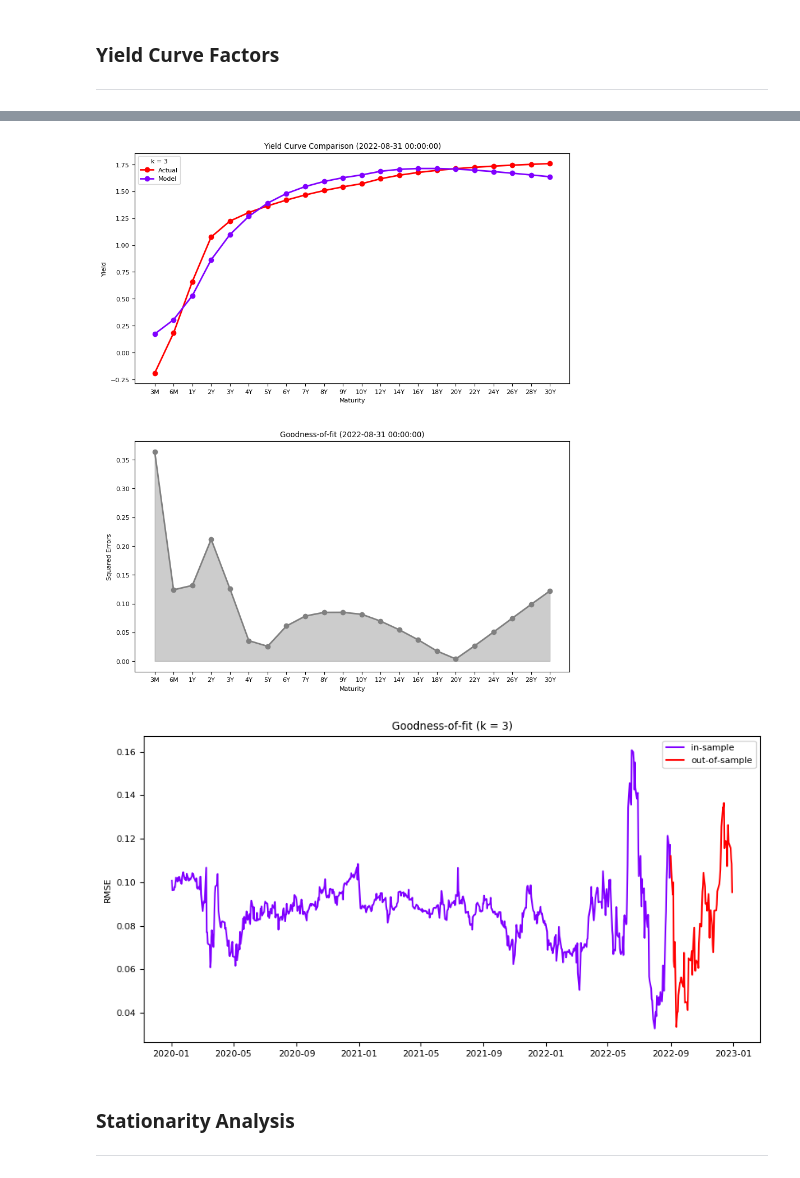
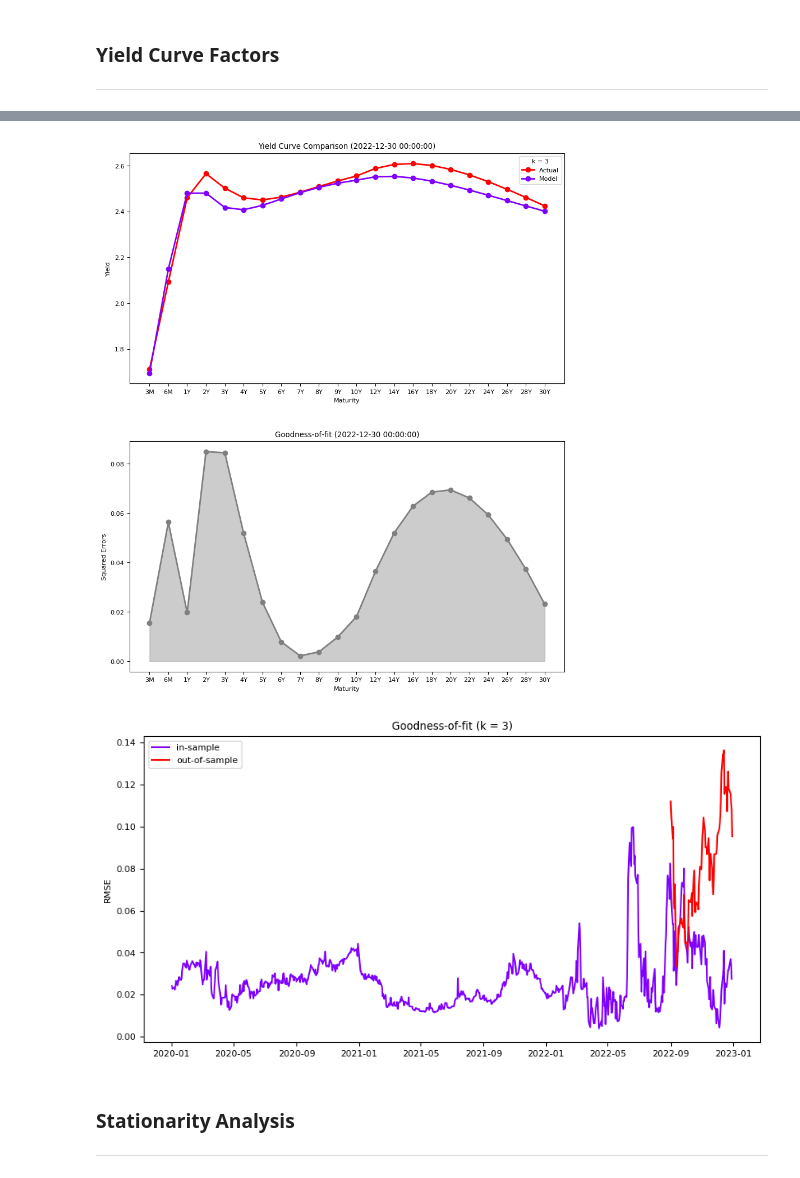
Before and after one commit to bernhard-pfann/pca-yield-curve-analytics, a Jupyter notebook: notebooks/eigen-analysis.ipynb, the cells around one changed output, grey strips where cells are left out. Cells and saved outputs as stored; diff of their text form; code cells hidden in the pictures.

Commit message:
added second pca model object for oos test

```diff
--- a/notebooks/eigen-analysis.ipynb
+++ b/notebooks/eigen-analysis.ipynb
@@ -19,9 +20,12 @@ from src.utils import calc_rmse, std_scale_pandas, adf_test, rainbow
 # %%
 plt.rcParams.update({'font.size': 8})
 # %%
+df       = pd.read_csv("../assets/rates_clean.csv", index_col="DATE", parse_dates=["DATE"])
 df_train = pd.read_csv("../assets/train.csv", index_col="DATE", parse_dates=["DATE"])
 df_test  = pd.read_csv("../assets/test.csv", index_col="DATE", parse_dates=["DATE"])
 
-pca = joblib.load("../assets/pca.joblib")
-pca.__dict__.keys()
+pca_train = joblib.load("../assets/pca_train.joblib")
+pca_full = joblib.load("../assets/pca_full.joblib")
+
+pca_full.__dict__.keys()
 # %% [output]
@@ -29,10 +33,9 @@ dict_keys(['maturities', 'components', 'k', 'cov', 'eig_values', 'eig_vectors',
 # %%
-eig_vectors   = pca.eig_vectors.iloc[:, :pca.k]
-eig_values    = pca.eig_values
-eig_scores    = pca.eig_scores.iloc[:, :pca.k]
-pca_rates     = pca.backtrans_rates
-pca_rates_oos = pca.backtrans_rates_oos
-components    = pca.components[:pca.k]
+eig_vectors   = pca_full.eig_vectors.iloc[:, :pca_full.k]
+eig_values    = pca_full.eig_values
+eig_scores    = pca_full.eig_scores.iloc[:, :pca_full.k]
+pca_rates     = pca_full.backtrans_rates
+components    = pca_full.components[:pca_full.k]
 # %% [markdown]
 ### Eigen Vectors & Values
 ***
@@ -123,26 +126,26 @@ plt.show()
 # %%
 x = pca_rates.iloc[-1,:]
-y = df_train.iloc[-1,:]
+y = df.iloc[-1,:]
 rse = np.sqrt((x-y)**2)
 
 fig, ax = plt.subplots(nrows=2, figsize = (10,12))
 
 ax[0].plot(y, label="Actual", c=colors["actual"], linewidth=2, marker="o")
 ax[0].plot(x, label="Model",  c=colors["pca"], linewidth=2, marker="o")
 
 ax[1].plot(rse, c="grey", linewidth=2, marker="o")
 ax[1].fill_between(x.index, rse, color="grey", alpha=0.4)
 
 ax[0].set_xlabel("Maturity")
 ax[0].set_ylabel("Yield")
-ax[0].set_title(f"Yield Curve Comparison ({df_train.index[-1]})")
+ax[0].set_title(f"Yield Curve Comparison ({df.index[-1]})")
 
 ax[1].set_xlabel("Maturity")
 ax[1].set_ylabel("Squared Errors")
-ax[1].set_title(f"Goodness-of-fit ({df_train.index[-1]})")
+ax[1].set_title(f"Goodness-of-fit ({df.index[-1]})")
 
-ax[0].legend(title = "k = "+str(pca.k))
+ax[0].legend(title = "k = "+str(pca_full.k))
 plt.subplots_adjust(hspace=0.25)
 plt.show()
 # %% [output]
-[figure, old version]
+[figure, new version]
@@ -153,16 +158,16 @@ rmse_test = calc_rmse(df_test, pca_rates_oos)
 fig, ax = plt.subplots(figsize=(10,5))
 color = rainbow(["in-sample","out-of-sample"])
 
-ax.plot(rmse_train, c=color["in-sample"], label="in-sample")
-ax.plot(rmse_test, c=color["out-of-sample"], label="out-of-sample")
+ax.plot(rmse_in_sample, c=color["in-sample"], label="in-sample")
+ax.plot(rmse_out_sample, c=color["out-of-sample"], label="out-of-sample")
 
-ax.set_title ("Goodness-of-fit (k = "+ str(pca.k) + ")")
+ax.set_title ("Goodness-of-fit (k = "+ str(pca_full.k) + ")")
 ax.set_ylabel ("RMSE")
 ax.legend()
 
 plt.show()
 # %% [output]
-[figure, old version]
+[figure, new version]
 # %% [markdown]
 ### Stationarity Analysis
 ***
```
Also changed, not shown: parts of 16 cells of this notebook, 3 other files.
